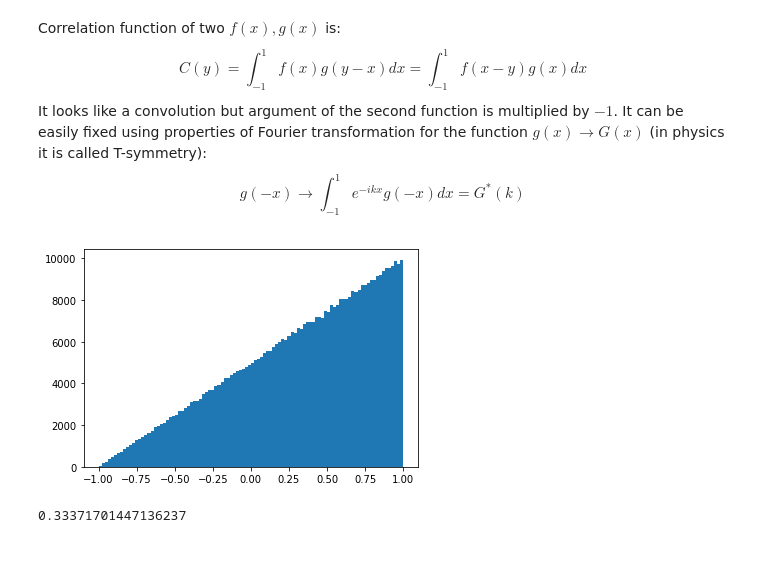
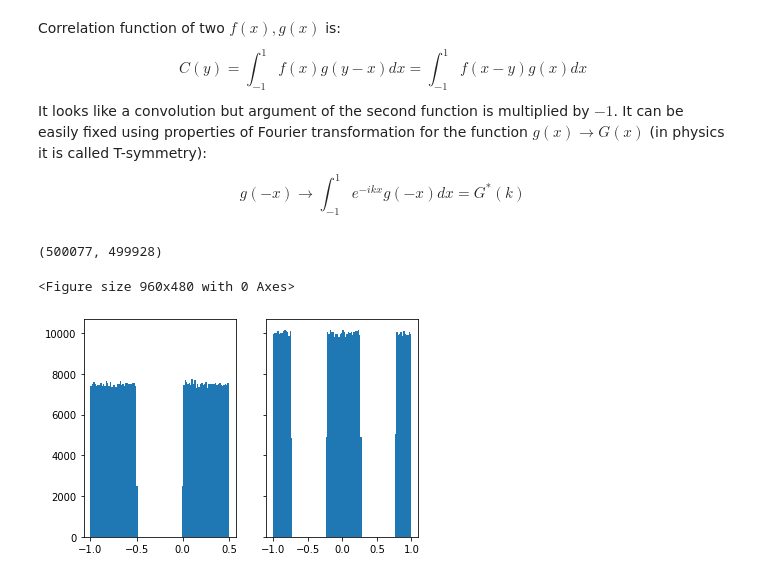
Before and after one commit to neil-kulikov/fourier, a Jupyter notebook: basic_cross_correlation.ipynb, the cells around one changed output. Saved outputs shown, nothing was run; the diff lists cells and outputs as text; code cells hidden in the pictures.

```diff
--- a/basic_cross_correlation.ipynb
+++ b/basic_cross_correlation.ipynb
@@ -35,18 +35,16 @@ $$
 $$
 # %%
 nx = 1000000
-xs = 2 * np.random.rand(nx) - 1
-ys = np.random.rand(nx)
-fs1 = 0.5 + 0.5 * np.sin(4 * np.pi * x)
-zs1 = xs[ys < fs]
-fs2 = 0.5 + 0.5 * np.sin(4 * np.pi * (x-0.25))
-zs2 = xs[ys < fs]
-nz = zs.shape[0]
+shift = 0.77
+xs1 = 2 * np.random.rand(nx) - 1
+ys1 = np.random.rand(nx)
+xs2 = 2 * np.random.rand(nx) - 1
+ys2 = np.random.rand(nx)
+fs1 = 0.5 + 0.5 * np.sign(np.sin(2 * np.pi * xs1))
+zs1 = xs1[ys1 < fs1]
+fs2 = 0.5 + 0.5 * np.sign(np.sin(2 * np.pi * (xs2 - shift)))# + 0.1 * np.sin(9 * np.pi * xs2)
+zs2 = xs2[ys2 < fs2]
+nz1, nz2 = zs1.shape[0], zs2.shape[0]
+nz1, nz2
+# %% [output]
+(500077, 499928)
-# %%
-_ = plt.hist(zs, bins = 100)
-# %% [output]
-[figure, removed]
-# %%
-np.mean(zs)
-# %% [output]
-0.33371701447136237
@@ -53 +54,9 @@ np.mean(zs)
+# %%
+plt.figure(figsize = (8, 4), dpi = 120)
+f, (ax1, ax2) = plt.subplots(1, 2, sharey=True)
+_ = ax1.hist(zs1, bins = 100)
+_ = ax2.hist(zs2, bins = 100)
+# %% [output]
+<Figure size 960x480 with 0 Axes>
+[figure, added]
 # %%
```
Also changed, not shown: parts of 9 cells of this notebook.
